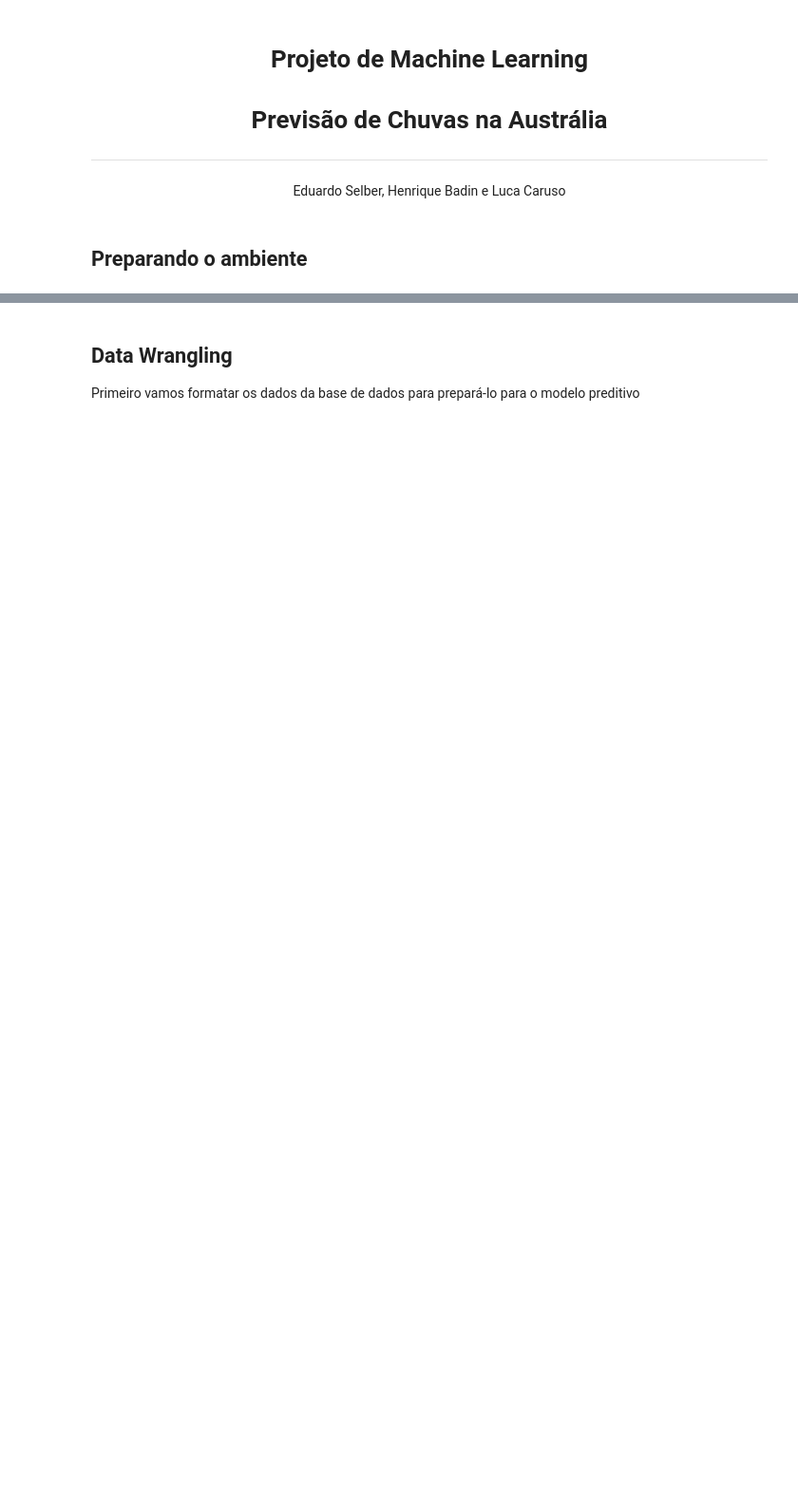
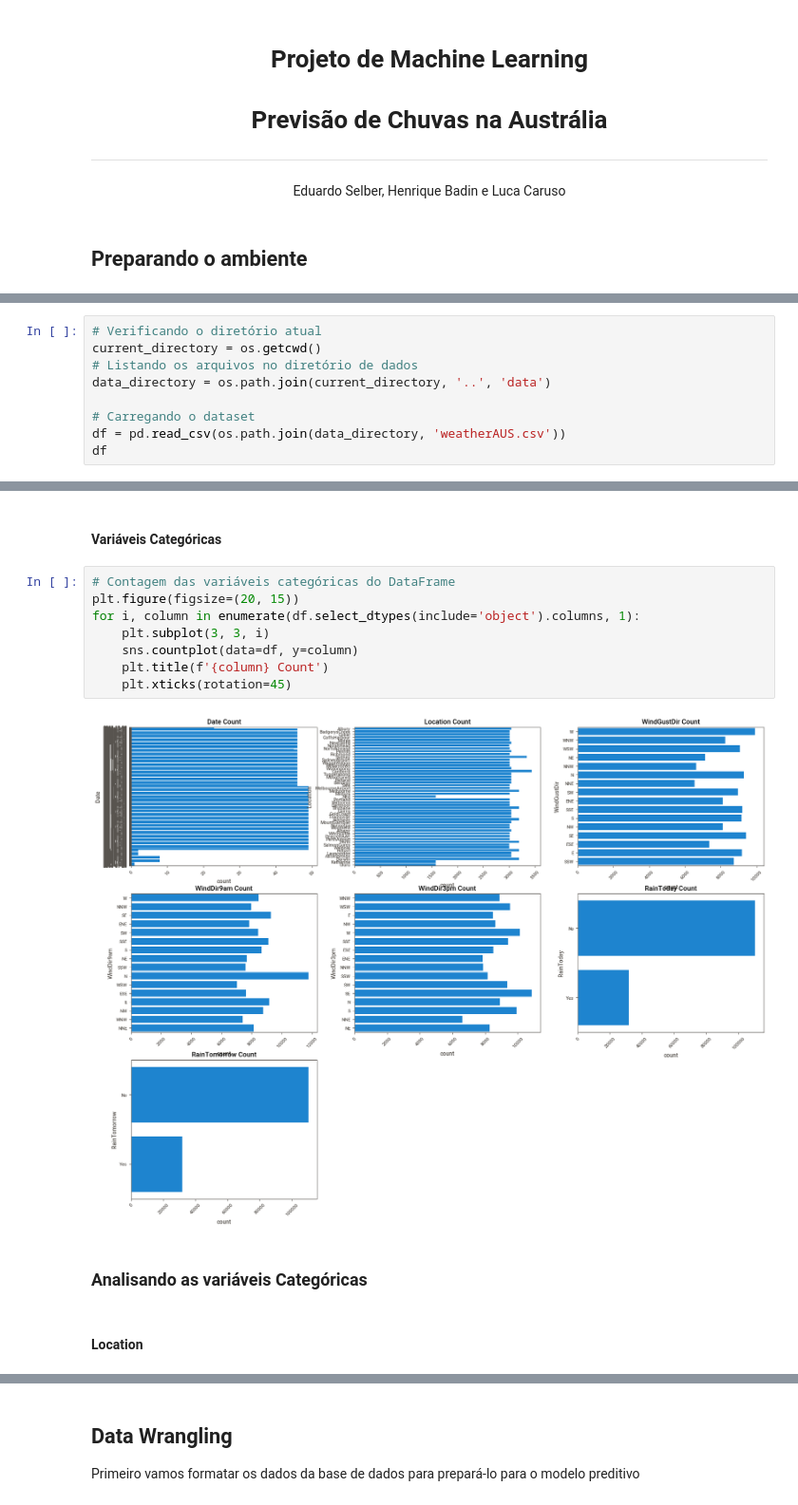
Before and after one commit to HenriqueFBadin/RainInAustraliaAnalysis, a Jupyter notebook: notebooks/notebook-de-ml-australia.ipynb, the cells around one changed output, grey strips where cells are left out. Shown at 95% size. Saved outputs shown, nothing was run; the diff lists cells and outputs as text; blank space fills up the shorter version.

Commit message:
EDA completo, Data Wrangling e Feature Engineering

```diff
--- a/notebooks/notebook-de-ml-australia.ipynb
+++ b/notebooks/notebook-de-ml-australia.ipynb
@@ -22,0 +24,9 @@ df.head(5)
+# %%
+# Verificando o diretório atual
+current_directory = os.getcwd()
+# Listando os arquivos no diretório de dados
+data_directory = os.path.join(current_directory, '..', 'data')
+
+# Carregando o dataset
+df = pd.read_csv(os.path.join(data_directory, 'weatherAUS.csv'))
+df
@@ -26,0 +161,16 @@ df.head(5)
+# %% [markdown]
+#### Variáveis Categóricas
+# %%
+# Contagem das variáveis categóricas do DataFrame
+plt.figure(figsize=(20, 15))
+for i, column in enumerate(df.select_dtypes(include='object').columns, 1):
+    plt.subplot(3, 3, i)
+    sns.countplot(data=df, y=column)
+    plt.title(f'{column} Count')
+    plt.xticks(rotation=45)
+# %% [output]
+[figure, added]
+# %% [markdown]
+### Analisando as variáveis Categóricas
+# %% [markdown]
+#### Location
```
Also changed, not shown: parts of 77 cells of this notebook, 1 other file.
